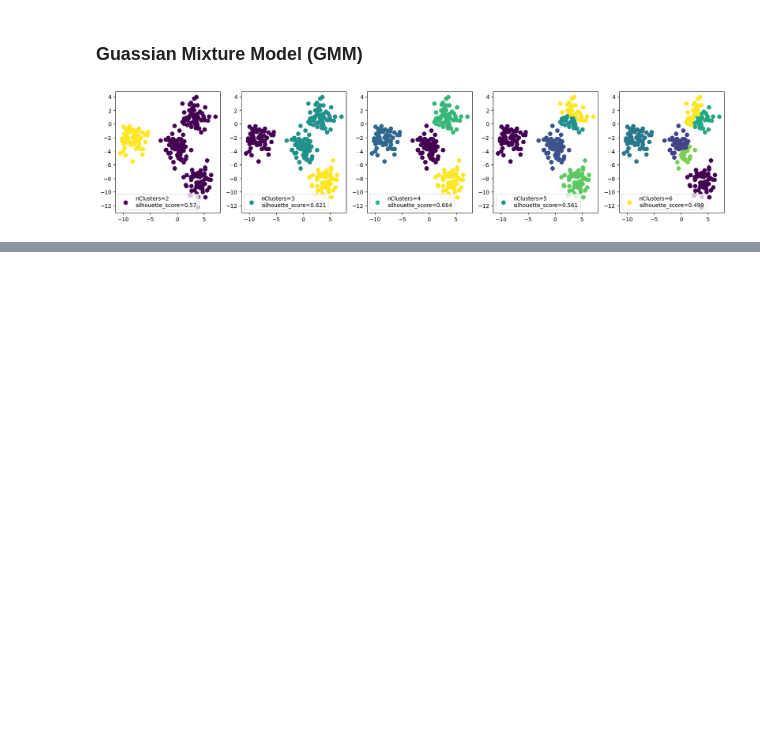
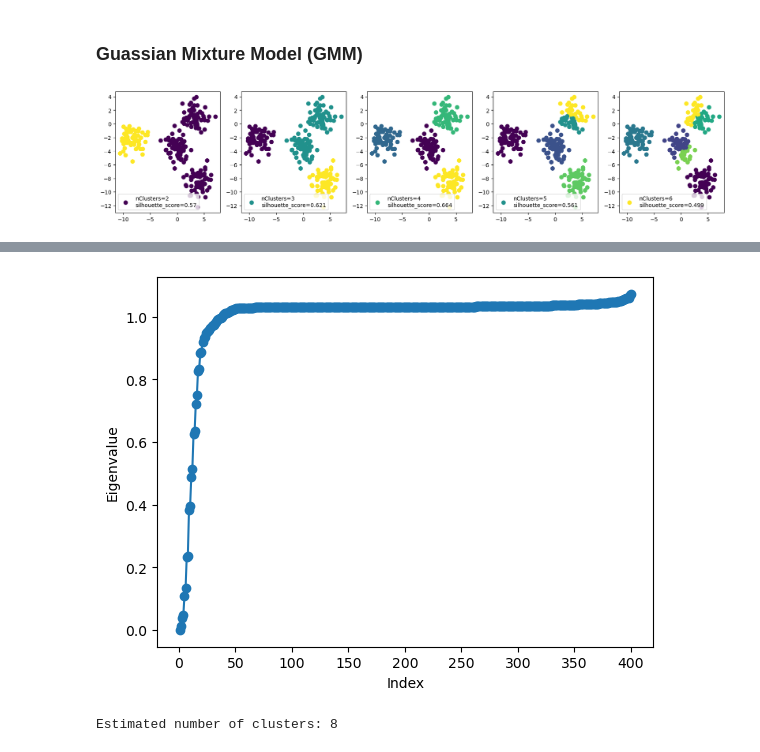
Before and after one commit to giacomoscanavini/quant_finance, a Jupyter notebook: python_for_finance/unsupervised_learning.ipynb, the cells around one changed output, grey strips where cells are left out. Saved outputs shown, nothing was run; the diff lists cells and outputs as text; code cells hidden in the pictures; blank space fills up the shorter version.

```diff
--- a/python_for_finance/unsupervised_learning.ipynb
+++ b/python_for_finance/unsupervised_learning.ipynb
@@ -49,0 +101,16 @@ for i,nClusters in enumerate([2, 3, 4, 5, 6]):
+# %%
+# Eigendecompose graph laplacian
+eigvals, eigvecs = np.linalg.eigh(L) # use eigh for symmetric matrices to guarantee real and sorted eigenvalues (it is also faster)
+
+# Identify eigengap heuristic
+plt.plot(np.arange(1, len(eigvals)+1), eigvals, marker='o')
+plt.xlabel('Index')
+plt.ylabel('Eigenvalue')
+plt.show()
+
+gaps = np.diff(eigvals)
+k = np.argmax(gaps[:20]) + 1
+print(f"Estimated number of clusters: {k}")
+# %% [output]
+[figure, added]
+Estimated number of clusters: 8
```
Also changed, not shown: parts of 4 cells of this notebook.
